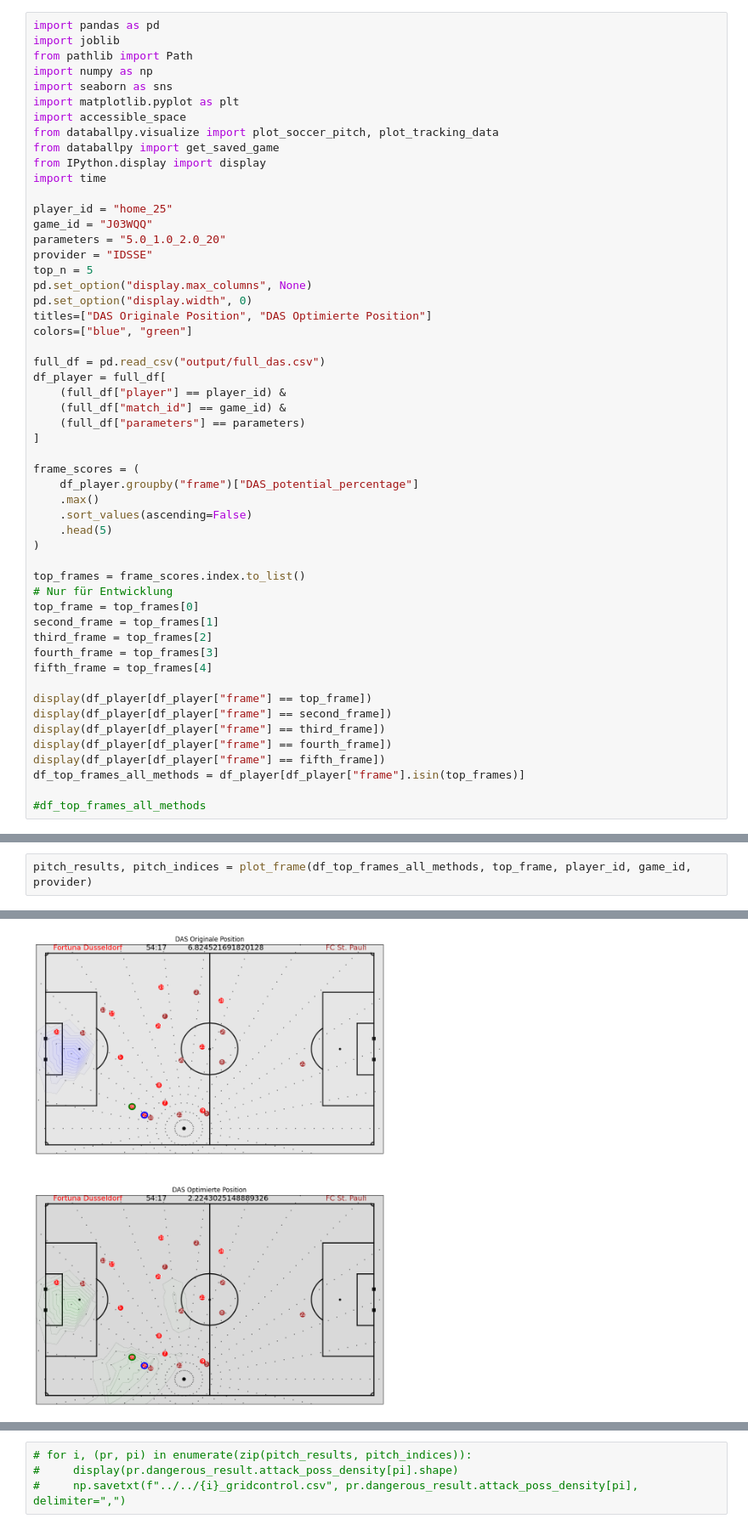
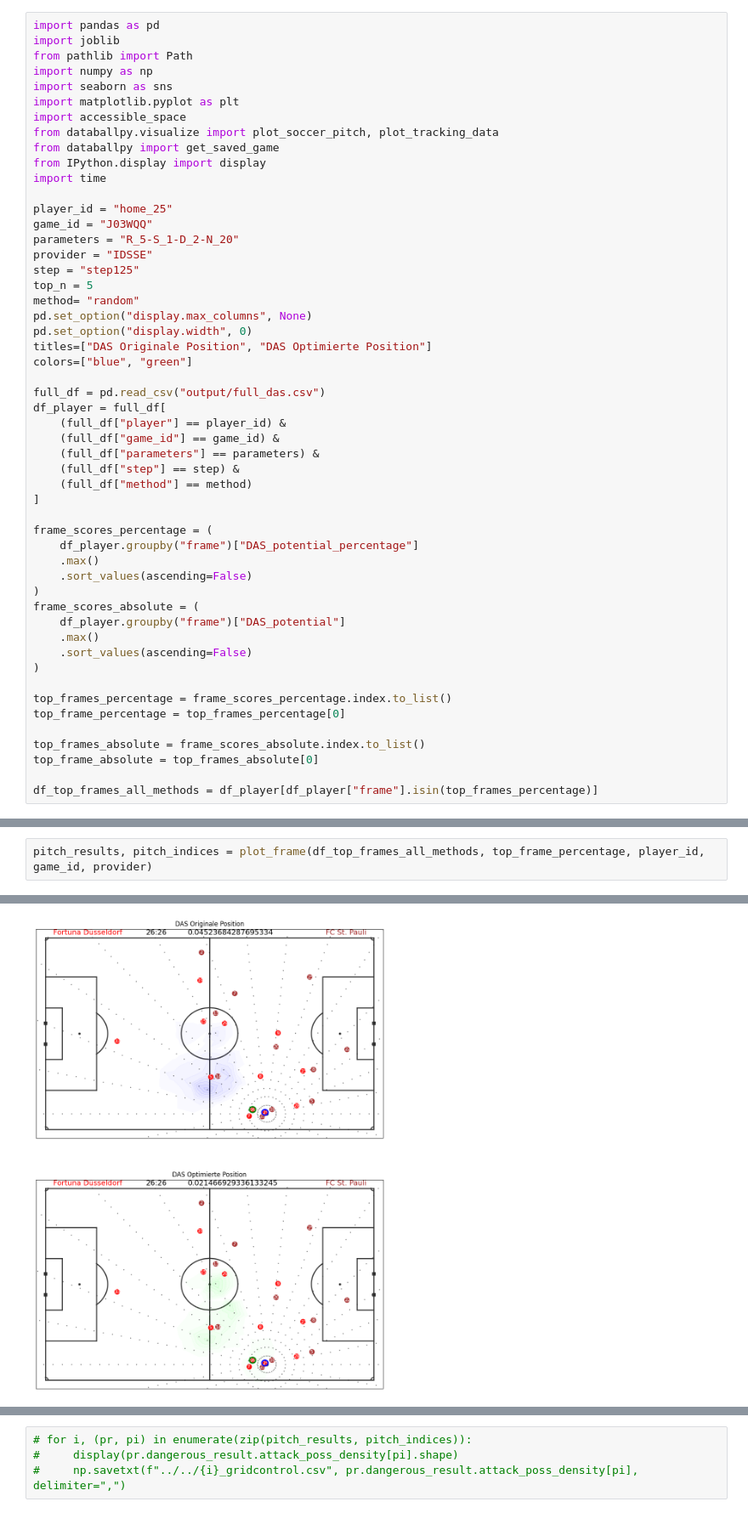
Before and after one commit to maxhartmann1/def-accessible-space, a Jupyter notebook: notebooks/visual_frames.ipynb, the cells around one changed output, grey strips where cells are left out. Shown at 85% size. Drawn from its saved outputs; the diff is of its cells as text.

```diff
--- a/notebooks/visual_frames.ipynb
+++ b/notebooks/visual_frames.ipynb
@@ -13,9 +13,11 @@ import time
 
 player_id = "home_25"
 game_id = "J03WQQ"
-parameters = "5.0_1.0_2.0_20"
+parameters = "R_5-S_1-D_2-N_20"
 provider = "IDSSE"
+step = "step125"
 top_n = 5
+method= "random"
 pd.set_option("display.max_columns", None)
 pd.set_option("display.width", 0)
 titles=["DAS Originale Position", "DAS Optimierte Position"]
@@ -24,30 +26,27 @@ colors=["blue", "green"]
 full_df = pd.read_csv("output/full_das.csv")
 df_player = full_df[
     (full_df["player"] == player_id) &
-    (full_df["match_id"] == game_id) &
-    (full_df["parameters"] == parameters)
+    (full_df["game_id"] == game_id) &
+    (full_df["parameters"] == parameters) &
+    (full_df["step"] == step) &
+    (full_df["method"] == method)
 ]
 
-frame_scores = (
+frame_scores_percentage = (
     df_player.groupby("frame")["DAS_potential_percentage"]
     .max()
     .sort_values(ascending=False)
-    .head(5)
+)
+frame_scores_absolute = (
+    df_player.groupby("frame")["DAS_potential"]
+    .max()
+    .sort_values(ascending=False)
 )
 
-top_frames = frame_scores.index.to_list()
-# Nur für Entwicklung
-top_frame = top_frames[0]
-second_frame = top_frames[1]
-third_frame = top_frames[2]
-fourth_frame = top_frames[3]
-fifth_frame = top_frames[4]
+top_frames_percentage = frame_scores_percentage.index.to_list()
+top_frame_percentage = top_frames_percentage[0]
 
-display(df_player[df_player["frame"] == top_frame])
-display(df_player[df_player["frame"] == second_frame])
-display(df_player[df_player["frame"] == third_frame])
-display(df_player[df_player["frame"] == fourth_frame])
-display(df_player[df_player["frame"] == fifth_frame])
-df_top_frames_all_methods = df_player[df_player["frame"].isin(top_frames)]
+top_frames_absolute = frame_scores_absolute.index.to_list()
+top_frame_absolute = top_frames_absolute[0]
 
-#df_top_frames_all_methods
+df_top_frames_all_methods = df_player[df_player["frame"].isin(top_frames_percentage)]
@@ -212,5 +195,5 @@ def load_pitch_result(game_id, frame_id, step="step125", origin=True, player_id=
 
     return pitch_result, pitch_index, frame_idx
 # %%
-pitch_results, pitch_indices = plot_frame(df_top_frames_all_methods, top_frame, player_id, game_id, provider)
+pitch_results, pitch_indices = plot_frame(df_top_frames_all_methods, top_frame_percentage, player_id, game_id, provider)
 # %% [output]
@@ -218 +202 @@ pitch_results, pitch_indices = plot_frame(df_top_frames_all_methods, top_frame,
-[figure, old version]
+[figure, new version]
```
Also changed, not shown: parts of 9 cells of this notebook, 11 other files.
